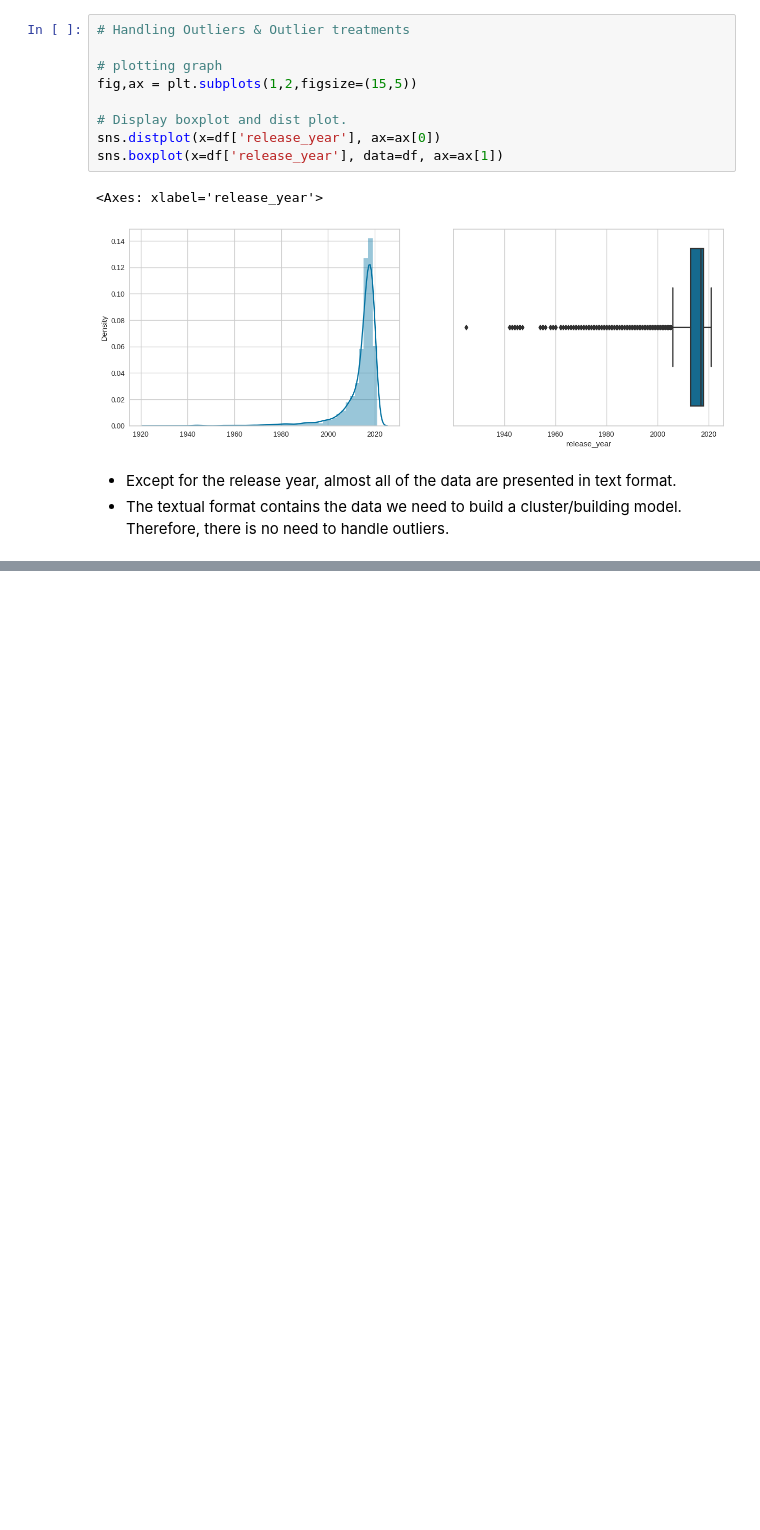
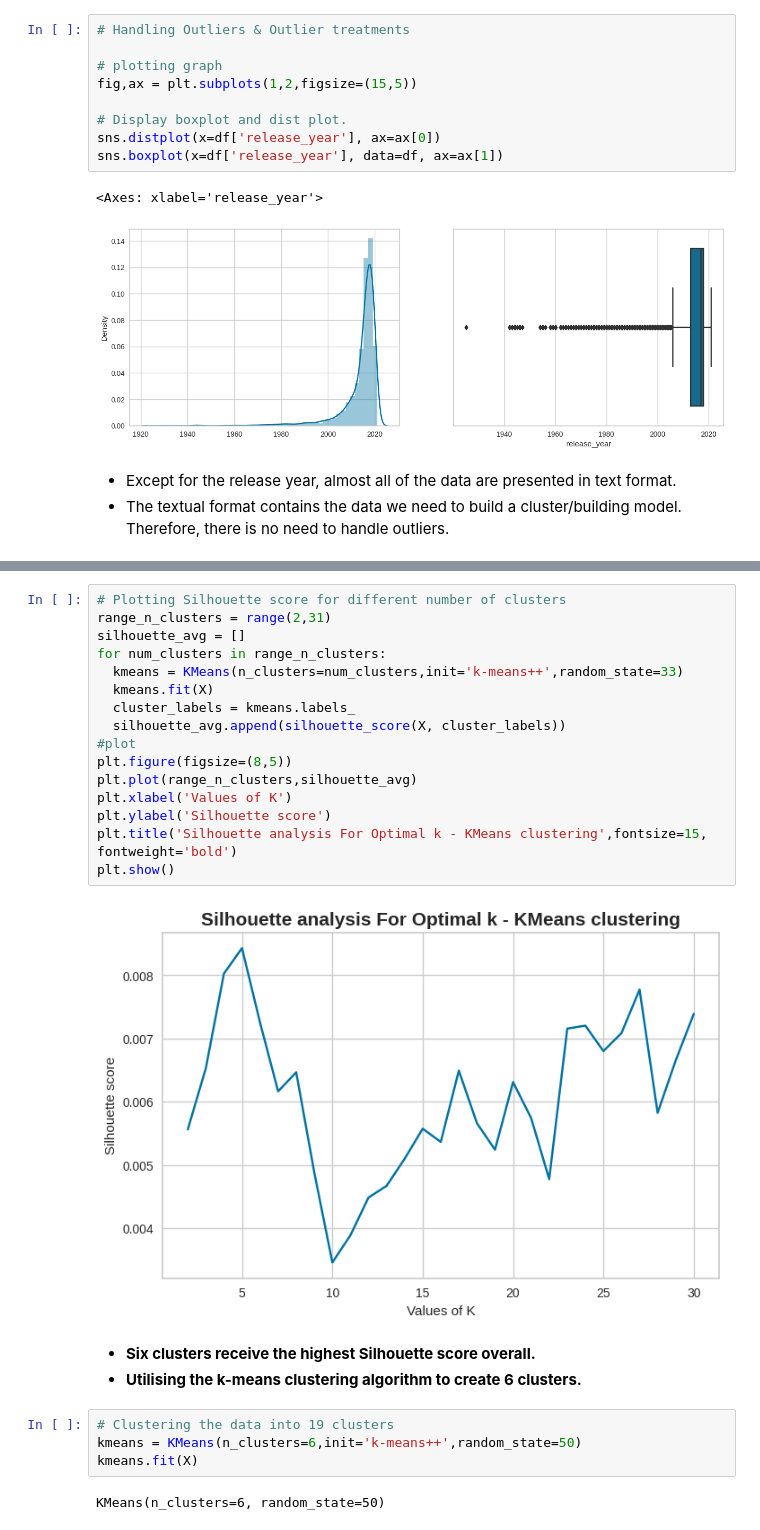
Before and after one commit to swapnalishamrao/Unsupervised_ML_Clustering_Project, a Jupyter notebook: Netflix_Movies_and_Tv_Shows_Clustering.ipynb, the cells around one changed output, grey strips where cells are left out. Drawn from its saved outputs; the diff is of its cells as text; blank space fills up the shorter version.

```diff
--- a/Netflix_Movies_and_Tv_Shows_Clustering.ipynb
+++ b/Netflix_Movies_and_Tv_Shows_Clustering.ipynb
@@ -886,0 +1363,27 @@ sns.boxplot(x=df['release_year'], data=df, ax=ax[1])
+# %%
+# Plotting Silhouette score for different number of clusters
+range_n_clusters = range(2,31)
+silhouette_avg = []
+for num_clusters in range_n_clusters:
+  kmeans = KMeans(n_clusters=num_clusters,init='k-means++',random_state=33)
+  kmeans.fit(X)
+  cluster_labels = kmeans.labels_
+  silhouette_avg.append(silhouette_score(X, cluster_labels))
+#plot
+plt.figure(figsize=(8,5))
+plt.plot(range_n_clusters,silhouette_avg)
+plt.xlabel('Values of K')
+plt.ylabel('Silhouette score')
+plt.title('Silhouette analysis For Optimal k - KMeans clustering',fontsize=15, fontweight='bold')
+plt.show()
+# %% [output]
+[figure, added]
+# %% [markdown]
+*   **Six clusters receive the highest Silhouette score overall.**
+*   **Utilising the k-means clustering algorithm to create 6 clusters.**
+# %%
+# Clustering the data into 19 clusters
+kmeans = KMeans(n_clusters=6,init='k-means++',random_state=50)
+kmeans.fit(X)
+# %% [output]
+KMeans(n_clusters=6, random_state=50)
```
Also changed, not shown: parts of 130 cells of this notebook.
